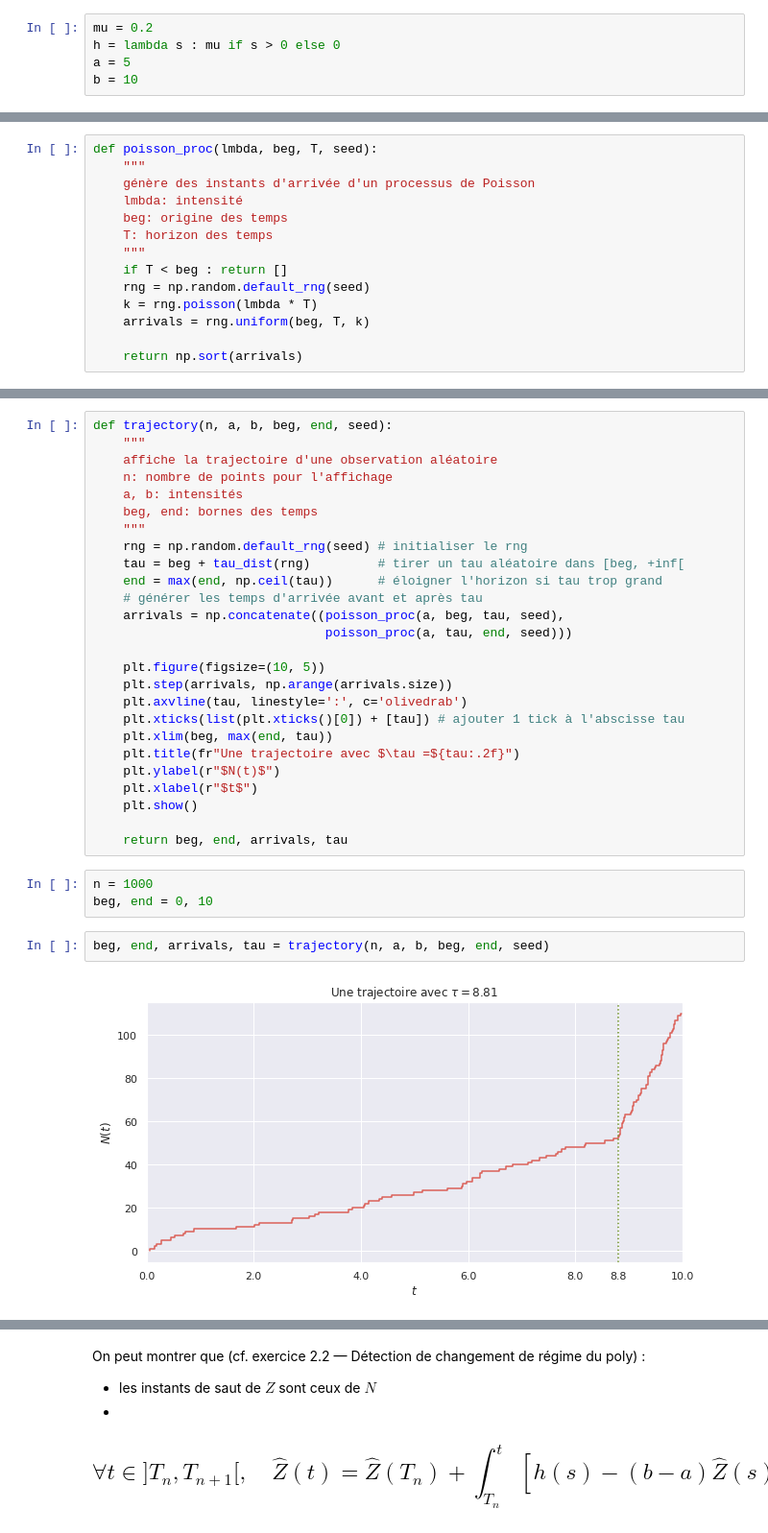
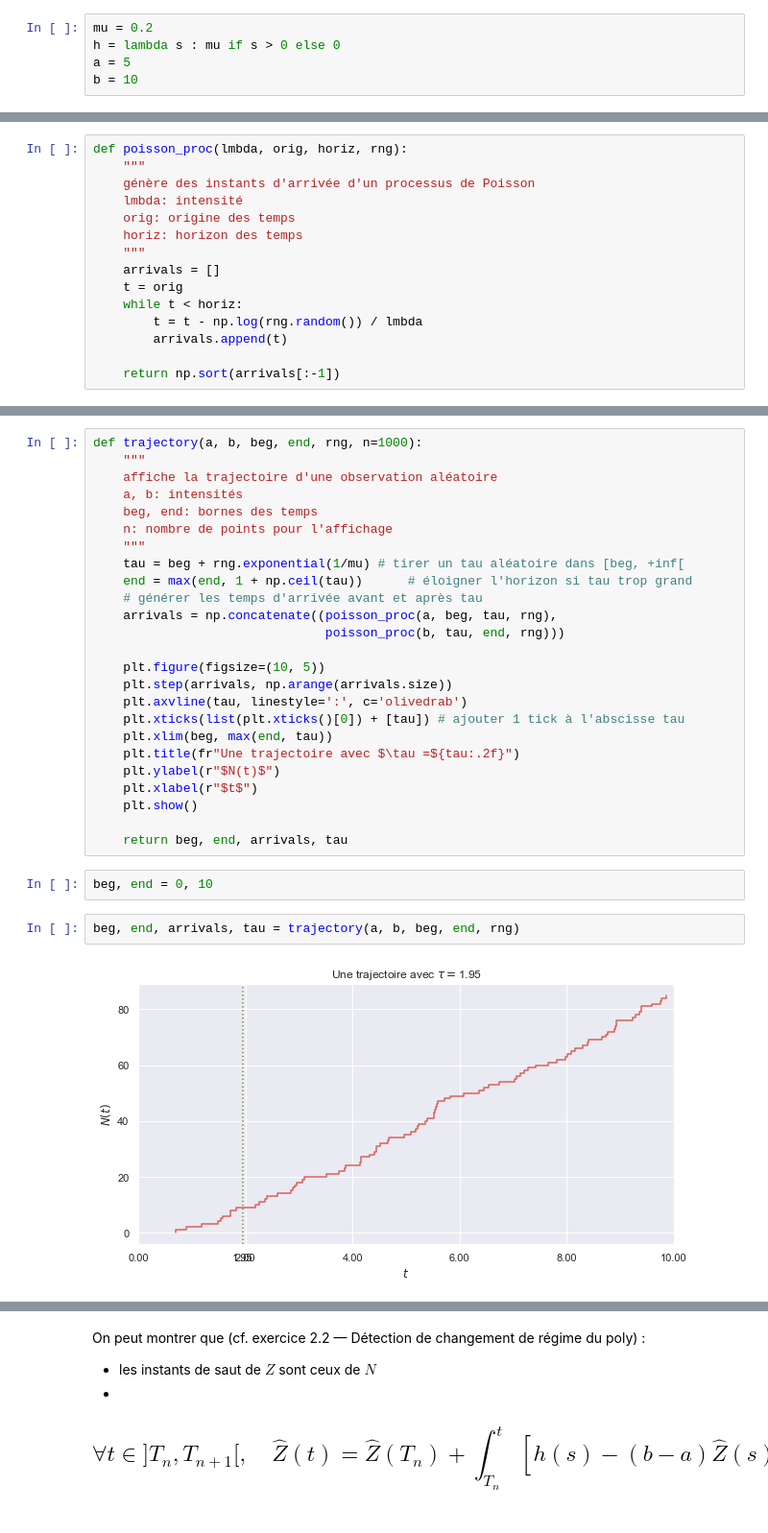
Before and after one commit to littlebuzzybee/MACS207b-Projet, a Jupyter notebook: MACS207b_Personnaz_Ly.ipynb, the cells around one changed output, grey strips where cells are left out. Shown: that part at 96% size. Cells and saved outputs as stored; diff of their text form.

Commit message:
fix Z hat estimator + new method for Poisson simulation

```diff
--- a/MACS207b_Personnaz_Ly.ipynb
+++ b/MACS207b_Personnaz_Ly.ipynb
@@ -63,14 +68,15 @@ b = 10
 # %%
-def poisson_proc(lmbda, beg, T, seed):
+def poisson_proc(lmbda, orig, horiz, rng):
     """
     génère des instants d'arrivée d'un processus de Poisson
     lmbda: intensité
-    beg: origine des temps
-    T: horizon des temps
+    orig: origine des temps
+    horiz: horizon des temps
     """
-    if T < beg : return []
-    rng = np.random.default_rng(seed)
-    k = rng.poisson(lmbda * T)
-    arrivals = rng.uniform(beg, T, k)
+    arrivals = []
+    t = orig
+    while t < horiz:
+        t = t - np.log(rng.random()) / lmbda
+        arrivals.append(t)
 
-    return np.sort(arrivals)
+    return np.sort(arrivals[:-1])
@@ -83,17 +83,16 @@ N = lambda a, b, t, tau : (a + (b-a) * Z(t, tau)) * t
 # %%
-def trajectory(n, a, b, beg, end, seed):
+def trajectory(a, b, beg, end, rng, n=1000):
     """
     affiche la trajectoire d'une observation aléatoire
-    n: nombre de points pour l'affichage
     a, b: intensités
     beg, end: bornes des temps
+    n: nombre de points pour l'affichage
     """
-    rng = np.random.default_rng(seed) # initialiser le rng
-    tau = beg + tau_dist(rng)         # tirer un tau aléatoire dans [beg, +inf[
-    end = max(end, np.ceil(tau))      # éloigner l'horizon si tau trop grand
+    tau = beg + rng.exponential(1/mu) # tirer un tau aléatoire dans [beg, +inf[
+    end = max(end, 1 + np.ceil(tau))      # éloigner l'horizon si tau trop grand
     # générer les temps d'arrivée avant et après tau
-    arrivals = np.concatenate((poisson_proc(a, beg, tau, seed),
-                               poisson_proc(a, tau, end, seed)))
+    arrivals = np.concatenate((poisson_proc(a, beg, tau, rng),
+                               poisson_proc(b, tau, end, rng)))
 
     plt.figure(figsize=(10, 5))
     plt.step(arrivals, np.arange(arrivals.size))
@@ -107,12 +106,11 @@ def trajectory(n, a, b, beg, end, seed):
 
     return beg, end, arrivals, tau
 # %%
-n = 1000
 beg, end = 0, 10
 # %%
-beg, end, arrivals, tau = trajectory(n, a, b, beg, end, seed)
+beg, end, arrivals, tau = trajectory(a, b, beg, end, rng)
 # %% [output]
-[figure, old version]
+[figure, new version]
 # %%
 plt.figure(figsize=(20, 1))
 plt.eventplot(arrivals[arrivals < tau].flatten(), linelengths=2, linestyles='dashed')
```
Also changed, not shown: parts of 13 cells of this notebook.
